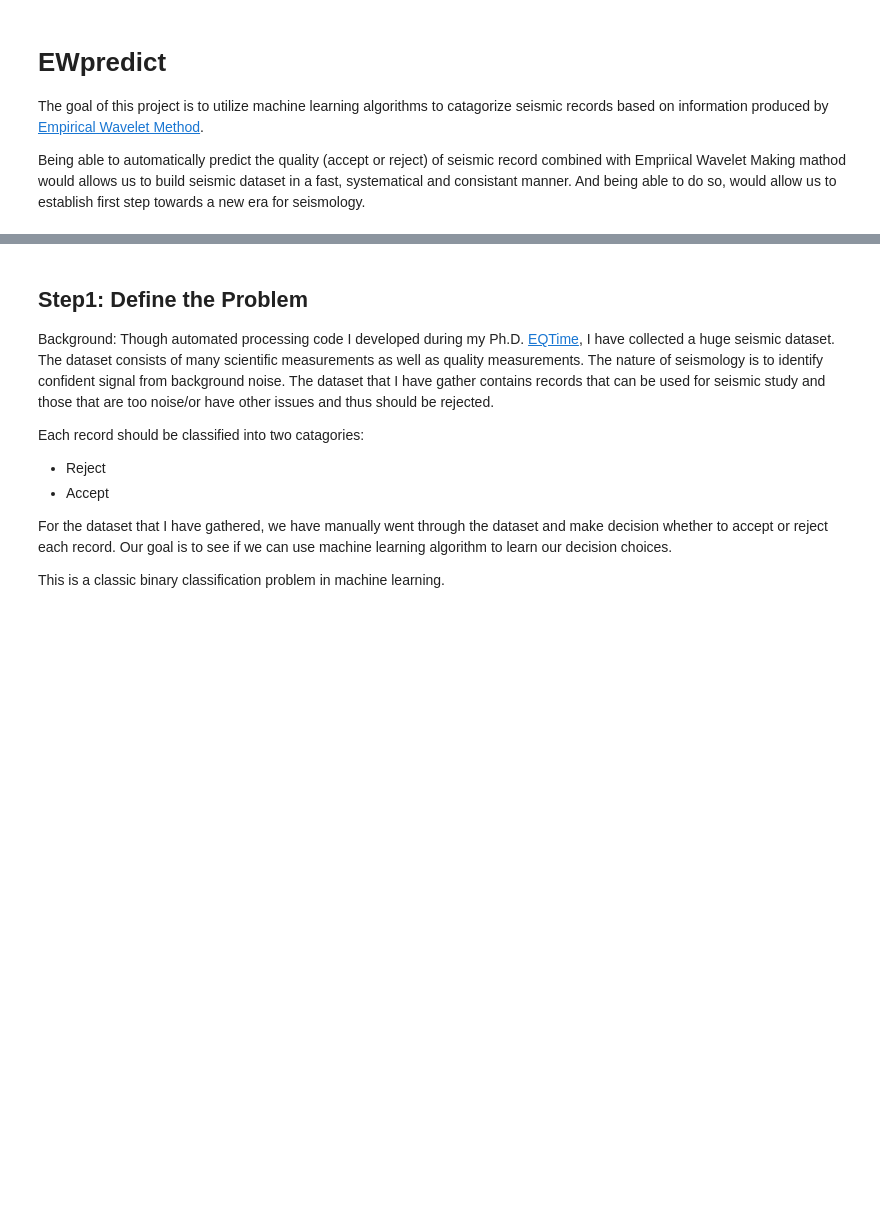
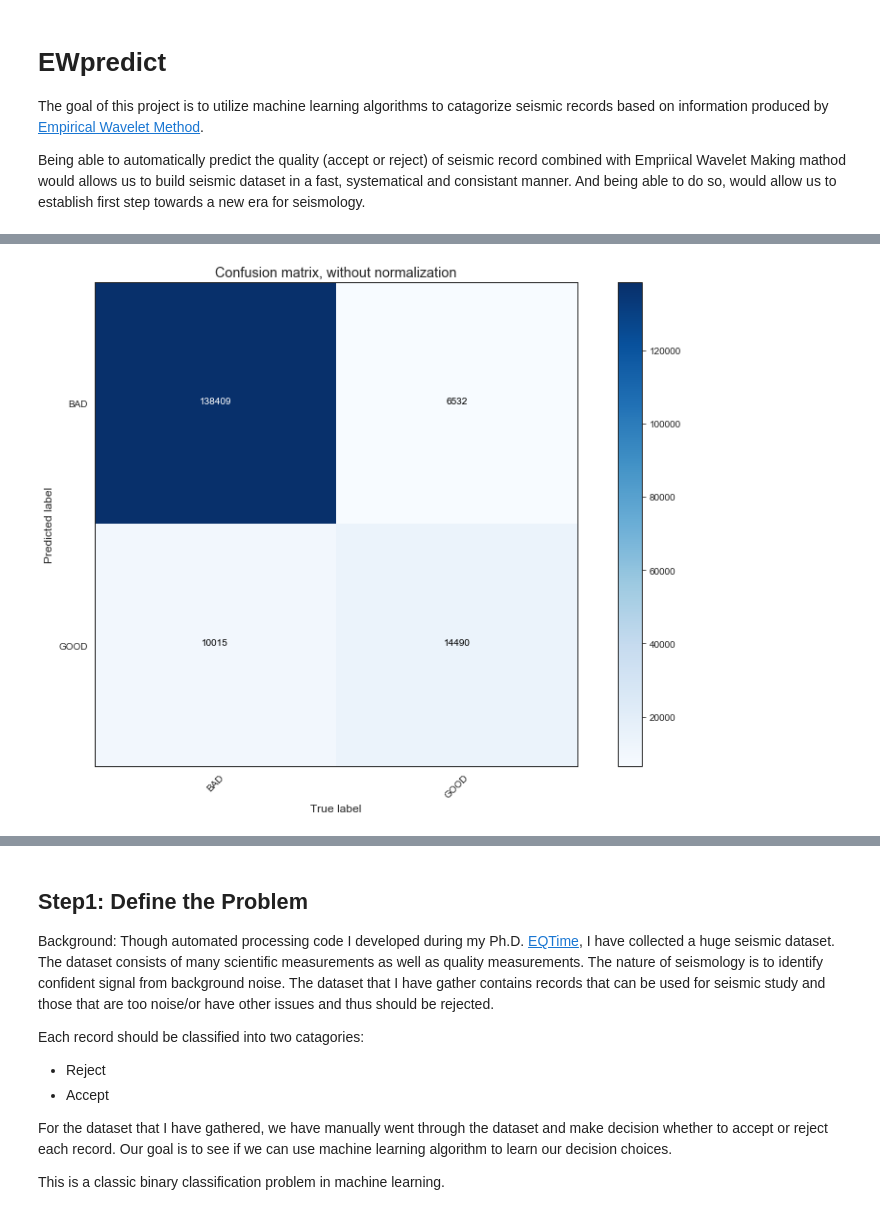
Before and after one commit to Leviyu/EWPredict, a Jupyter notebook: EWPredict_learn.ipynb, the cells around one changed output, grey strips where cells are left out. Saved outputs shown, nothing was run; the diff lists cells and outputs as text; code cells hidden in the pictures; blank space fills up the shorter version.

```diff
--- a/EWPredict_learn.ipynb
+++ b/EWPredict_learn.ipynb
@@ -51,0 +104,5 @@ pylab.rcParams['figure.figsize'] = 12,8
+# %%
+# Read in seismic meta info
+data_file = "./data/eventinfo.EWPredict.50EQ.csv"
+data = pd.read_csv(data_file,sep='\ ')
+print("----> Read in seimic meta info for 50 events, dimension is {}".format(data.shape))
@@ -52,6 +111,6 @@ pylab.rcParams['figure.figsize'] = 12,8
 # %%
-# read in accpeted record flag
-picked_flag = "picked_flag.csv"
+# read in binery quality label
+picked_flag = "./data/picked_flag.csv"
 keep = pd.read_csv(picked_flag,sep=' ')
-print(keep.FLAG)
+print("----> Read in quality label, dimension is {}".format(keep.shape))
 # %% [output]
@@ -104,0 +161,73 @@ Totle number of records accepted is: 5363
+# %%
+#Plot Accuracy Summary
+#Credit: http://scikit-learn.org/stable/auto_examples/model_selection/plot_confusion_matrix.html
+import itertools
+def plot_confusion_matrix(cm, classes,
+                          normalize=False,
+                          title='Confusion matrix',
+                          cmap=plt.cm.Blues):
+    """
+    This function prints and plots the confusion matrix.
+    Normalization can be applied by setting `normalize=True`.
+    """
+    if normalize:
+        cm = cm.astype('float') / cm.sum(axis=1)[:, np.newaxis]
+        print("Normalized confusion matrix")
+    else:
+        print('Confusion matrix, without normalization')
+
+    print(cm)
+    TP = cm[1][1]
+    FN = cm[0][1]
+    FP = cm[1][0]
+    TN = cm[0][0]
+#     print("TP is ",TP)
+#     print("TN is ", TN)
+
+    precision = TP / (TP + FP)
+    recall = TP / (TP + FN)
+    F1 = 2 * ( precision * recall ) / ( precision + recall)
+    print("--------> Precision is {0:.2f} recall is {1:.2f} and F1 is {2:.2f}".format(precision,
+                                                                         recall,
+                                                                         F1))
+
+
+    plt.imshow(cm, interpolation='nearest', cmap=cmap)
+    plt.title(title)
+    plt.colorbar()
+    tick_marks = np.arange(len(classes))
+    plt.xticks(tick_marks, classes, rotation=45)
+    plt.yticks(tick_marks, classes)
+
+    fmt = '.2f' if normalize else 'd'
+    thresh = cm.max() / 2.
+    for i, j in itertools.product(range(cm.shape[0]), range(cm.shape[1])):
+        plt.text(j, i, format(cm[i, j], fmt),
+                 horizontalalignment="center",
+                 color="white" if cm[i, j] > thresh else "black")
+
+    plt.tight_layout()
+    plt.xlabel('True label')
+    plt.ylabel('Predicted label')
+
+# make new columns show code decision
+# data["CODE_DECISION"] = 0
+data.loc[(data.QUALITY >=1),"CODE_DECISION"] = 1
+data.loc[(data.QUALITY < 1),"CODE_DECISION"] = 0
+
+
+# Compute confusion matrix
+cnf_matrix = metrics.confusion_matrix(data.DECISION, data.CODE_DECISION)
+np.set_printoptions(precision=2)
+
+class_names = ['BAD', 'GOOD']
+# Plot non-normalized confusion matrix
+plt.figure()
+plot_confusion_matrix(cnf_matrix, classes=class_names,
+                      title='Confusion matrix, without normalization')
+
+# Plot normalized confusion matrix
+plt.figure()
+plot_confusion_matrix(cnf_matrix, classes=class_names, normalize=True,
+                      title='Normalized confusion matrix')
+# %% [output]
@@ -104,0 +242 @@ Totle number of records accepted is: 5363
+[figure, added]
```
Also changed, not shown: parts of 74 cells of this notebook, 4 other files.
